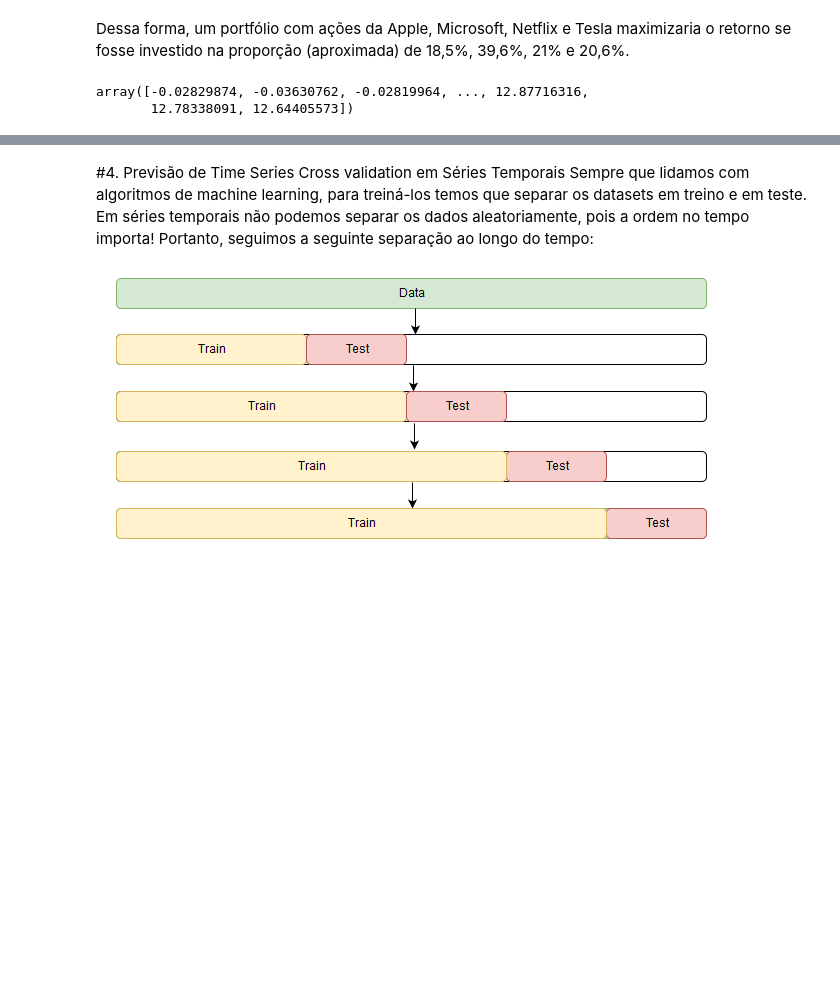
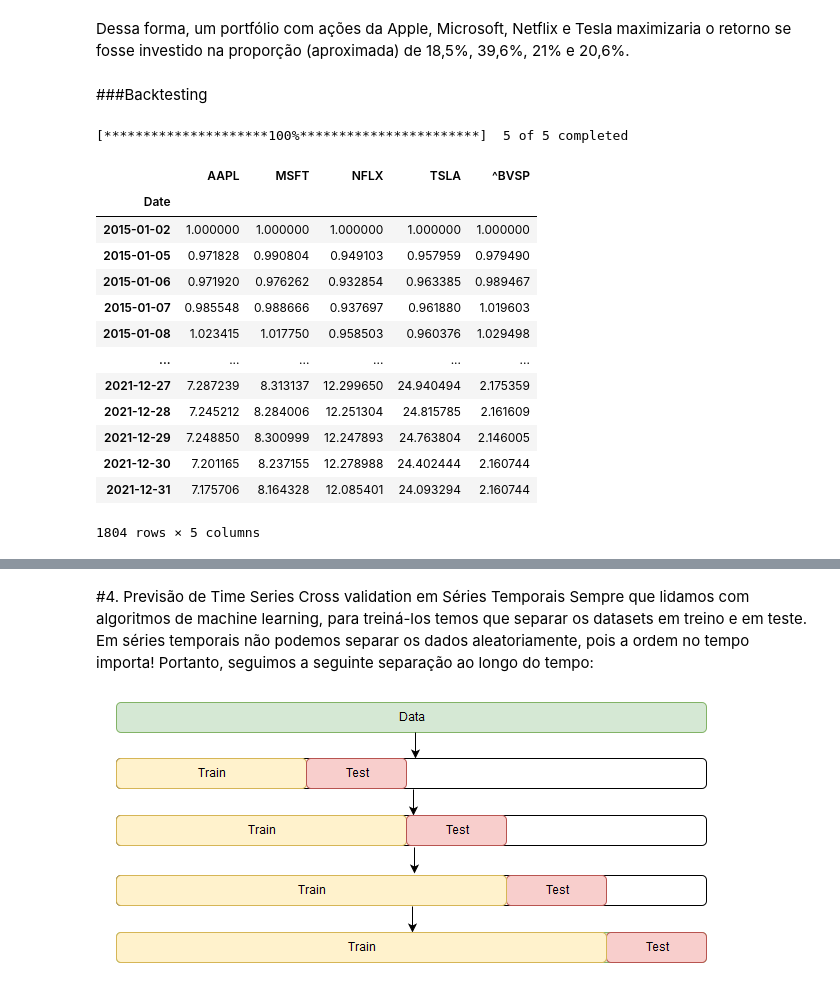
Before and after one commit to fernandaperon1/financas_quantitativas, a Jupyter notebook: analise_portfolio.ipynb, the cells around one changed output, grey strips where cells are left out. Cells and saved outputs as stored; diff of their text form; code cells hidden in the pictures; blank space fills up the shorter version.

```diff
--- a/analise_portfolio.ipynb
+++ b/analise_portfolio.ipynb
@@ -430,12 +422,30 @@ array([0.17134873, 0.41080483, 0.20992882, 0.20791762])
 # %% [markdown]
 Dessa forma, um portfólio com ações da Apple, Microsoft, Netflix e Tesla maximizaria o retorno se fosse investido na proporção (aproximada) de 18,5%, 39,6%, 21% e 20,6%.
-# %%
-#backtesting- retorno cumulativo carteira novos pesos
-peso_novo= [0.1854605 , 0.39688732, 0.21067028, 0.2069819]
-R = np.dot(r, peso_novo)
-pd.DataFrame(R, columns = ['R'])
-retorno_cumulativo_carteira = np.cumprod(R[1:] + 1)-1
-retorno_cumulativo_carteira
-# %% [output]
-array([-0.02829874, -0.03630762, -0.02819964, ..., 12.87716316,
-       12.78338091, 12.64405573])
+# %% [markdown]
+###Backtesting
+# %%
+#portfólio de 2015 a 2022, com benchmark= ibovespa
+tickers= ['NFLX', 'AAPL', 'TSLA','MSFT', '^BVSP']
+df_backtest=  yf.download(tickers, start="2015-1-1", end="2022-1-1")['Adj Close']
+retorno = df_backtest.pct_change()
+# %% [output]
+[*********************100%***********************]  5 of 5 completed
+# %%
+retorno_acumulado = (1+retorno).cumprod()
+retorno_acumulado.iloc[0]=1 #impede que df comece com nan
+retorno_acumulado
+# %% [output]
+|  | AAPL | MSFT | NFLX | TSLA | ^BVSP |
+| Date |  |  |  |  |  |
+| 2015-01-02 | 1.000000 | 1.000000 | 1.000000 | 1.000000 | 1.000000 |
+| 2015-01-05 | 0.971828 | 0.990804 | 0.949103 | 0.957959 | 0.979490 |
+| 2015-01-06 | 0.971920 | 0.976262 | 0.932854 | 0.963385 | 0.989467 |
+| 2015-01-07 | 0.985548 | 0.988666 | 0.937697 | 0.961880 | 1.019603 |
+| 2015-01-08 | 1.023415 | 1.017750 | 0.958503 | 0.960376 | 1.029498 |
+| ... | ... | ... | ... | ... | ... |
+| 2021-12-27 | 7.287239 | 8.313137 | 12.299650 | 24.940494 | 2.175359 |
+| 2021-12-28 | 7.245212 | 8.284006 | 12.251304 | 24.815785 | 2.161609 |
+| 2021-12-29 | 7.248850 | 8.300999 | 12.247893 | 24.763804 | 2.146005 |
+| 2021-12-30 | 7.201165 | 8.237155 | 12.278988 | 24.402444 | 2.160744 |
+| 2021-12-31 | 7.175706 | 8.164328 | 12.085401 | 24.093294 | 2.160744 |
+1804 rows × 5 columns
```
Also changed, not shown: parts of 26 cells of this notebook.
